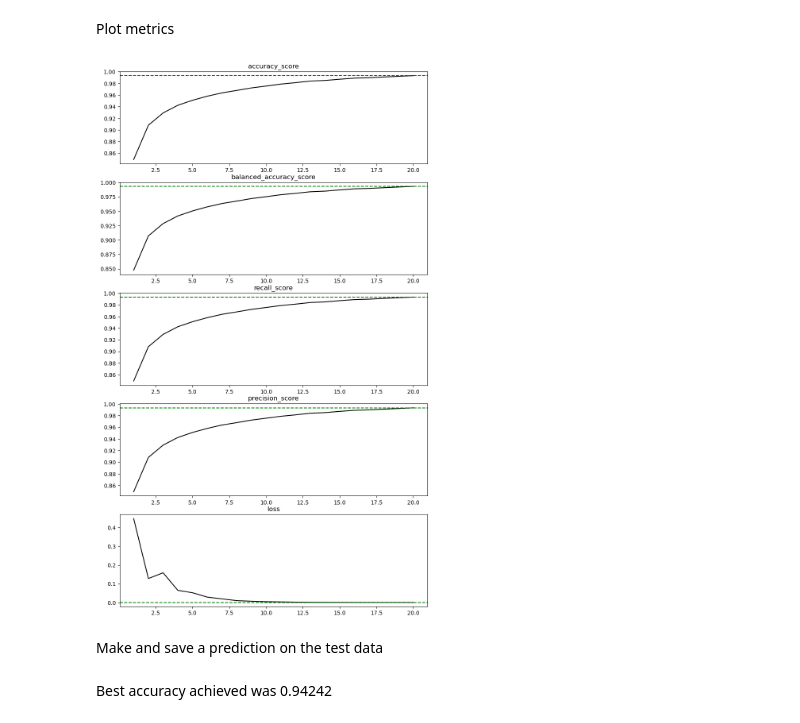
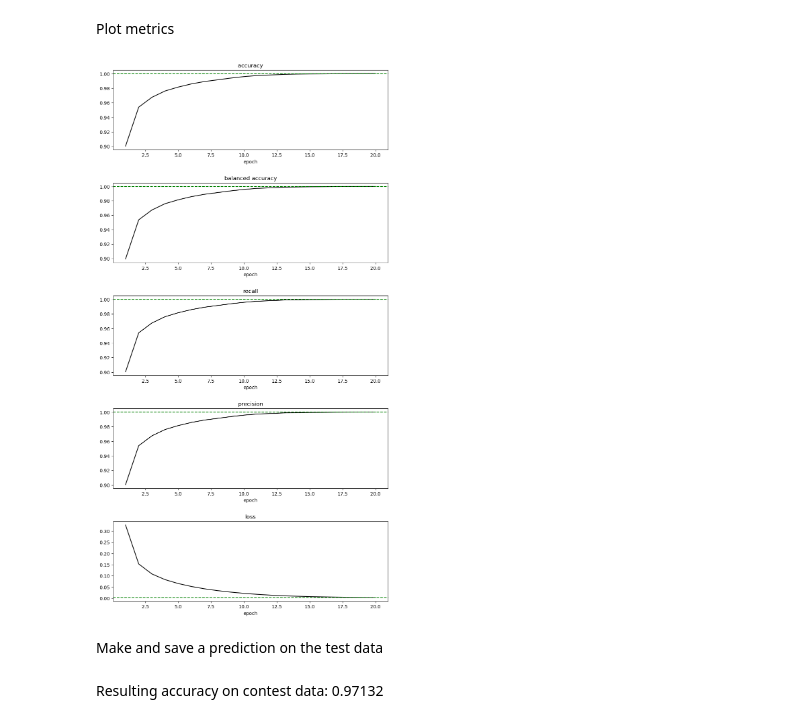
Before and after one commit to iliatarasov/multilayer-perceptron-on-MNIST-with-numpy, a Jupyter notebook: digit recognizer.ipynb, the cells around one changed output. Drawn from its saved outputs; the diff is of its cells as text; code cells hidden in the pictures.

```diff
--- a/digit recognizer.ipynb
+++ b/digit recognizer.ipynb
@@ -69 +70,8 @@ print(MLPClassifier.__init__.__doc__)
+# %%
+input_size = X_train.shape[1]
+output_size = len(set(y_train))
+layer_dims = [100, 350, 500]
+n_layers = len(layer_dims) + 1
+n_epochs = 20
+learning_rate = 1e-3
 # %% [markdown]
@@ -71,6 +79,6 @@ Create a classifier and train it, measure accuracy on the same data (maybe will
 # %%
-mlp = MLPClassifier(input_size=X_train.shape[1], output_size=len(set(y_train)), n_layers=2, layer_sizes = [150], activation_fns = 'ReLU')
-n_epochs = 20
-learning_rate = 1e-2
-mlp.fit(X_train.values, y_train, n_epochs = n_epochs, learning_rate=learning_rate, show_progress=1)
+mlp = MLPClassifier(input_size=input_size, output_size=output_size,
+                    n_layers=n_layers, layer_dims=layer_dims)
+mlp.fit(X_train.values, y_train, n_epochs=n_epochs,
+        learning_rate=learning_rate)
 # %% [output]
@@ -97,14 +105,10 @@ Epoch: 20, loss: 0.000, accuracy on train: 0.993
 # %% [markdown]
 Plot metrics
-# %%
-n_metrics = len(mlp.metrics)
-_, ax = plt.subplots(n_metrics, 1, figsize=(10, 3.5*n_metrics))
-for i, metric in enumerate(mlp.metrics):
-    ax[i].plot(range(1, n_epochs + 1), mlp.metrics[metric], color='k')
-    ax[i].axhline(mlp.metrics[metric][-1], linestyle='--', color='g')
-    ax[i].set_title(metric)
-# %% [output]
-[figure, removed]
+# %%
+from utils.plot_metrics import PlotMetrics
+PlotMetrics(mlp).plot()
+# %% [output]
+[figure, added]
 # %% [markdown]
 Make and save a prediction on the test data
 # %%
@@ -113,5 +117,5 @@ y_pred = mlp.predict(X_test.values)
 y_pred = pd.DataFrame(y_pred, columns= ['Label'])
 y_pred.index += 1
 y_pred['Label'].to_csv('submission.csv', index_label='ImageId')
-# %% [markdown]
-Best accuracy achieved was 0.94242
+# %% [markdown]
+Resulting accuracy on contest data: 0.97132
```
Also changed, not shown: parts of 25 cells of this notebook, 13 other files.
